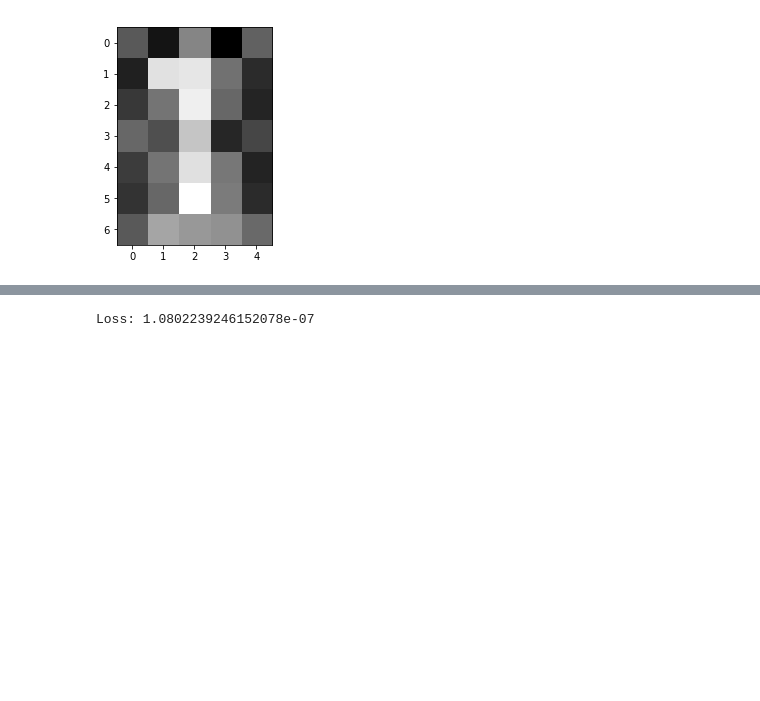
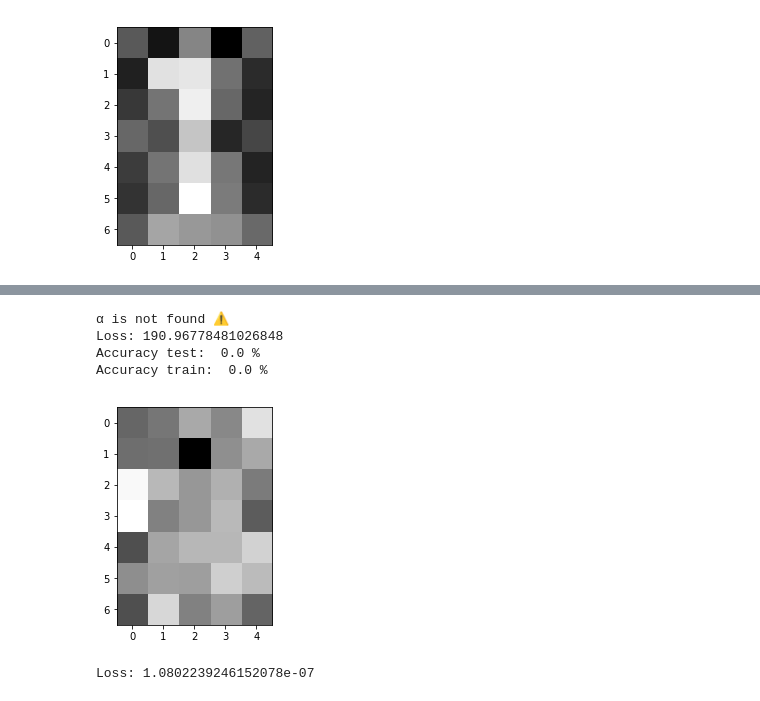
Before and after one commit to margaritageleta/SLNN, a Jupyter notebook: Untitled1.ipynb, the cells around one changed output, grey strips where cells are left out. Saved outputs shown, nothing was run; the diff lists cells and outputs as text; code cells hidden in the pictures; blank space fills up the shorter version.

Commit message:
nnet class check

```diff
--- a/Untitled1.ipynb
+++ b/Untitled1.ipynb
@@ -56,7 +56,7 @@ def BFGS(x, f, g, eps, kmax):
         #alpha, *_ =
         #alpha = interp23(lambda x: -np.squeeze(f(x)), np.squeeze(x), d, alpha = 1, alpha_min = 0.1, rho = 0.9,c = 1e-4, max_iter = 10)['alpha']
         #alpha, *_ = scalar_search_wolfe2(lambda s: f(x + s), lambda s: g(x + s))
-        #alpha, *_ = line_search(f, g, x, d, c1 = 0.01, c2 = 0.45)
+        alpha, *_ = line_search(f, g, x, d, c1 = 0.01, c2 = 0.45)
         #alpha, *_ = line_search_BFGS(f, lambda x: g(x).T, x, d.T, c1 = 0.01, old_fval=1)
         #print(alpha)
         old_fk = f(x)
@@ -291,9 +291,9 @@ class nnet:
         if optimizer == "GM":
             tuned_weights = GM(self.ini_weights, lambda w: loss(w, self.Xtrain, self.Ytrain), lambda w: g_loss(w, self.Xtrain, self.Ytrain), epsilon, kmax)
         elif optimizer == "CGM":
-            opt_w = CGM(ini_weights, lambda w: loss(w, train, ytr), lambda w: g_loss(w, train, ytr), epsilon, kmax, "FR", 0)
+            tuned_weights = CGM(self.ini_weights, lambda w: loss(w, train, ytr), lambda w: g_loss(w, train, ytr), epsilon, kmax, "FR", 0)
         elif optimizer == "BFGS":
-            opt_w = BFGS(ini_weights, lambda w: loss(w, train, ytr), lambda w: g_loss(w, train, ytr), epsilon, kmax)
+            tuned_weights = BFGS(self.ini_weights, lambda w: loss(w, train, ytr), lambda w: g_loss(w, train, ytr), epsilon, kmax)
         else:
             print("Invalid optimizer.")
             return self.ini_weights
@@ -327,0 +317,5 @@ for i in range(p):
+# %%
+train, test, ytr, yte = gen_data(123456, 500, [1], 0.5, 0)
+nnetCGM = nnet(train, ytr)
+tuning = nnetGM.train("CGM", 1.0e-06, kmax = 500)
+nnetCGM.test(test, yte, tuning)
@@ -328,3 +327,14 @@ for i in range(p):
+# %%
+train, test, ytr, yte = gen_data(123456, 500, [1], 0.5, 0)
+nnetBFGS = nnet(train, ytr)
+tuning = nnetGM.train("BFGS", 1.0e-06, kmax = 500)
+nnetBFGS.test(test, yte, tuning)
+# %% [output]
+α is not found ⚠️
+Loss: 190.96778481026848
+Accuracy test:  0.0 %
+Accuracy train:  0.0 %
+[figure, added]
 # %%
 train, test, ytr, yte = gen_data(123456, 500, [1], 0.5, 0)
 #nnet(train, ytr, "BFGS")
```
Also changed, not shown: parts of 2 cells of this notebook.
